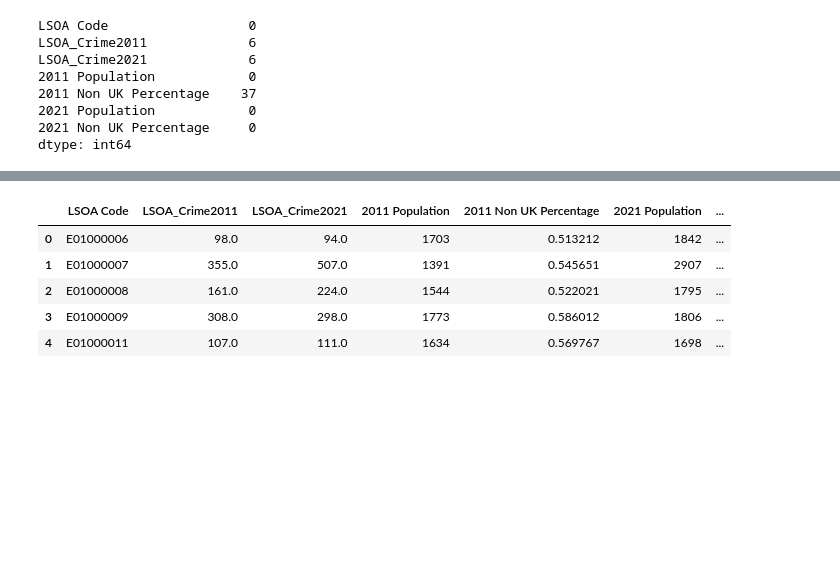
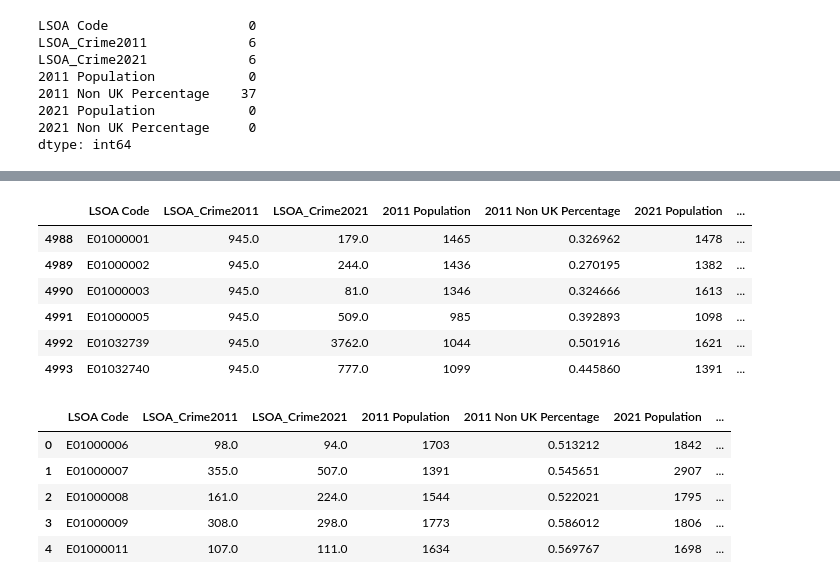
Before and after one commit to Saadsiddiqui100/Data-Analytics-Project, a Jupyter notebook: NCG613a_Project1.ipynb, the cells around one changed output, grey strips where cells are left out. Saved outputs shown, nothing was run; the diff lists cells and outputs as text; code cells hidden in the pictures; blank space fills up the shorter version.

```diff
--- a/NCG613a_Project1.ipynb
+++ b/NCG613a_Project1.ipynb
@@ -163,3 +247,16 @@ crime_final ['2021 Crime/1000 people'] = crime_final ['LSOA_Crime2021']/ (crime_
+# %%
+# Now we merge the new data of City of London into the final crime data
+
+crime_final.update(crime_col)
+crime_final[crime_final['LSOA Code'].isin(na_lsoa) == True]
+# %% [output]
+|  | LSOA Code | LSOA_Crime2011 | LSOA_Crime2021 | 2011 Population | 2011 Non UK Percentage | 2021 Population | ... |
+| 4988 | E01000001 | 945.0 | 179.0 | 1465 | 0.326962 | 1478 | ... |
+| 4989 | E01000002 | 945.0 | 244.0 | 1436 | 0.270195 | 1382 | ... |
+| 4990 | E01000003 | 945.0 | 81.0 | 1346 | 0.324666 | 1613 | ... |
+| 4991 | E01000005 | 945.0 | 509.0 | 985 | 0.392893 | 1098 | ... |
+| 4992 | E01032739 | 945.0 | 3762.0 | 1044 | 0.501916 | 1621 | ... |
+| 4993 | E01032740 | 945.0 | 777.0 | 1099 | 0.445860 | 1391 | ... |
 # %%
 # Final crime data
 
```
Also changed, not shown: parts of 4 cells of this notebook.
